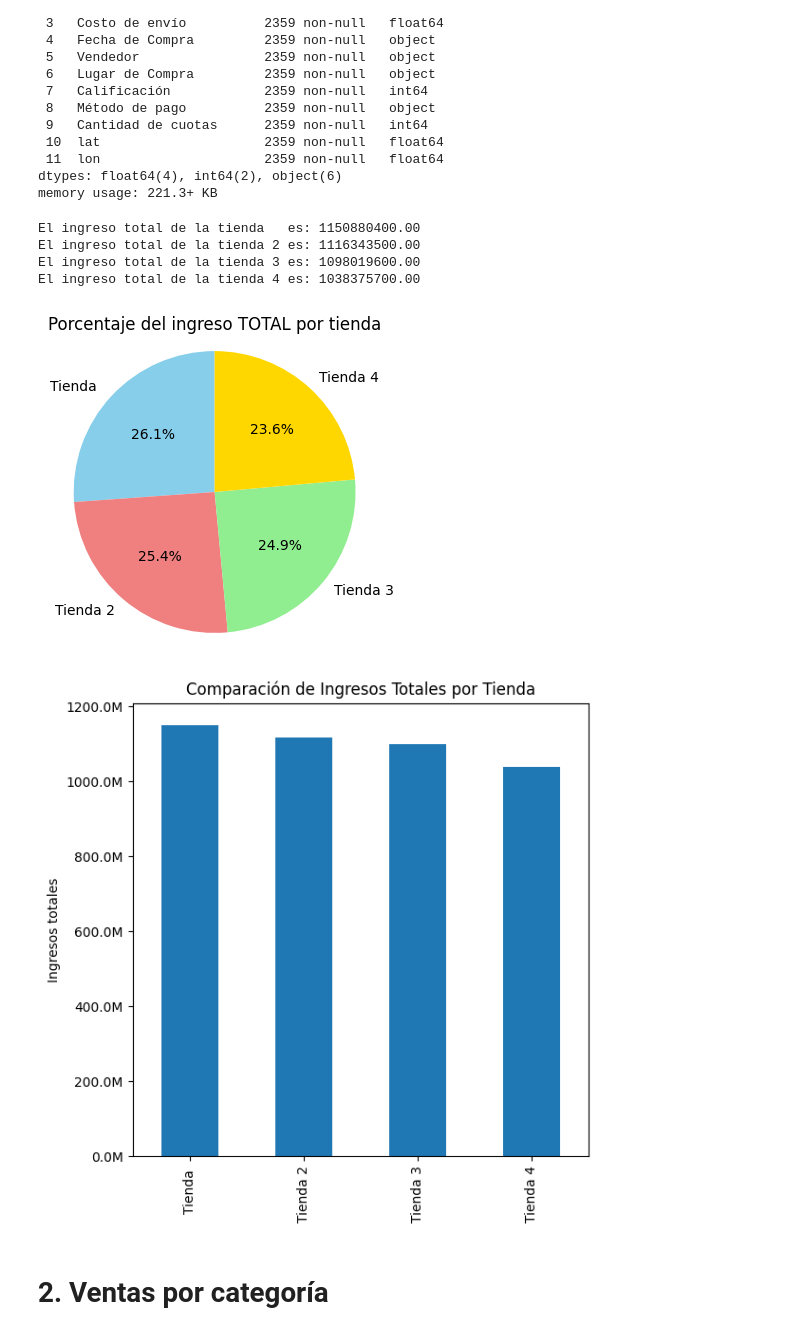
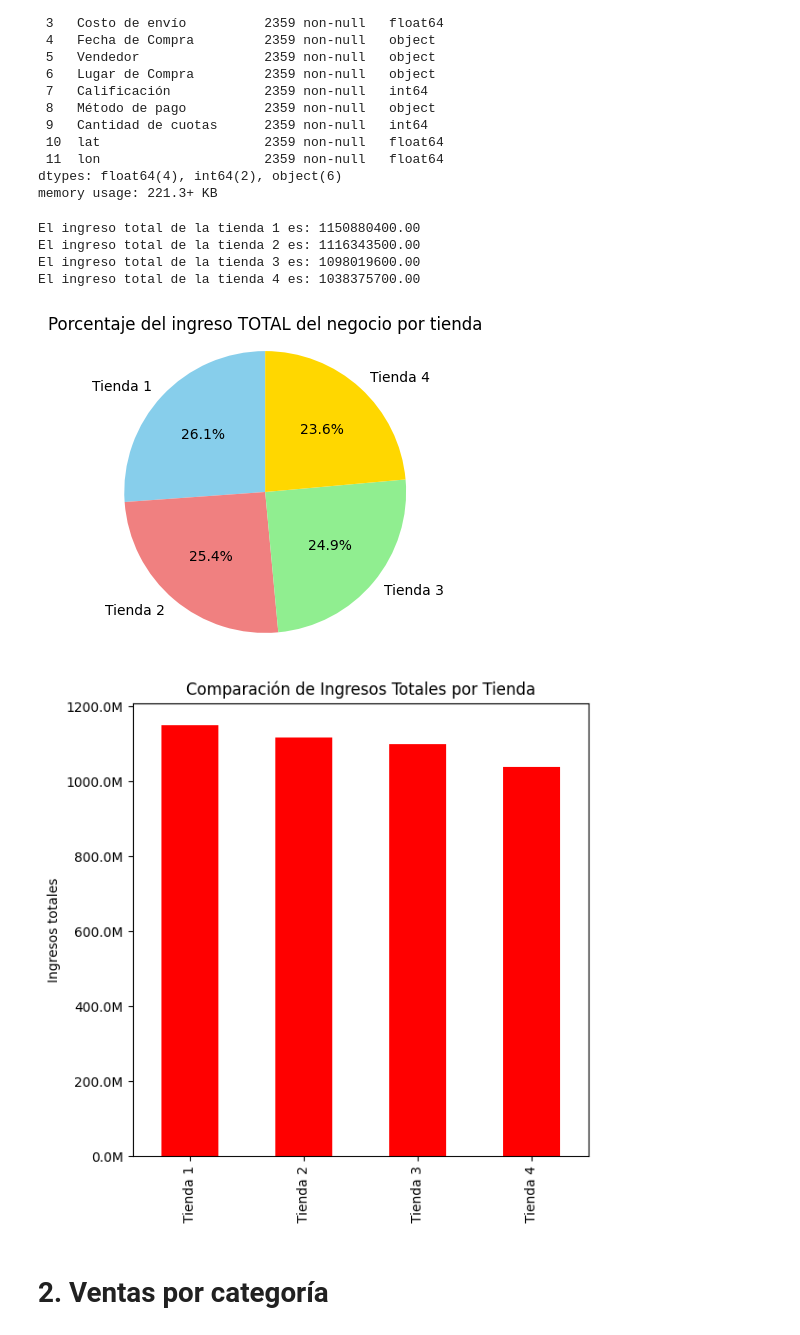
Before and after one commit to nicolb21/AluraStoreLatam, a Jupyter notebook: AluraStoreLatam.ipynb, the cells around one changed output. Saved outputs shown, nothing was run; the diff lists cells and outputs as text; code cells hidden in the pictures.

```diff
--- a/AluraStoreLatam.ipynb
+++ b/AluraStoreLatam.ipynb
@@ -89,12 +89,12 @@ ingreso_total_3= tienda3['Precio'].sum()
 ingreso_total_4= tienda4['Precio'].sum()
 
 
-print(f"El ingreso total de la tienda   es: {ingreso_total_1:.2f}")
+print(f"El ingreso total de la tienda 1 es: {ingreso_total_1:.2f}")
 print(f"El ingreso total de la tienda 2 es: {ingreso_total_2:.2f}")
 print(f"El ingreso total de la tienda 3 es: {ingreso_total_3:.2f}")
 print(f"El ingreso total de la tienda 4 es: {ingreso_total_4:.2f}")
 # %% [output]
-El ingreso total de la tienda   es: 1150880400.00
+El ingreso total de la tienda 1 es: 1150880400.00
 El ingreso total de la tienda 2 es: 1116343500.00
 El ingreso total de la tienda 3 es: 1098019600.00
 El ingreso total de la tienda 4 es: 1038375700.00
@@ -103,22 +103,22 @@ import matplotlib.pyplot as plt
 # %%
 ## SE MOSTRARA UN INGRESO TOTAL DE LA SUMATORIA DE TODAS LAS TIENDAS Y AHI SE MOSTRARA QUE PORCENTAJE DE ESE TOTAL REPRESENTA CADA TIENDA
 
-nombres_tiendas = ['Tienda ', 'Tienda 2', 'Tienda 3', 'Tienda 4']
+nombres_tiendas = ['Tienda 1', 'Tienda 2', 'Tienda 3', 'Tienda 4']
 ingresos = [ingreso_total_1, ingreso_total_2, ingreso_total_3, ingreso_total_4]
 
 plt.figure(figsize=(4, 4))
 plt.pie(ingresos, labels=nombres_tiendas, autopct='%1.1f%%', startangle=90, colors=['skyblue', 'lightcoral', 'lightgreen', 'gold'])
-plt.title('Porcentaje del ingreso TOTAL por tienda')
+plt.title('Porcentaje del ingreso TOTAL del negocio por tienda')
 plt.axis('equal') # Para asegurar que el círculo sea un círculo
 plt.show()
 # %% [output]
-[figure, old version]
+[figure, new version]
 # %%
 import matplotlib.ticker as mticker
 
 df_ingresos_comparacion = pd.DataFrame({'Ingresos': ingresos}, index=nombres_tiendas)
 
-ax = df_ingresos_comparacion.plot(kind='bar', figsize=(6, 6), ylabel='Ingresos totales', title='Comparación de Ingresos Totales por Tienda', legend=False)
+ax = df_ingresos_comparacion.plot(kind='bar', figsize=(6, 6), ylabel='Ingresos totales', title='Comparación de Ingresos Totales por Tienda', legend=False,color='red')
 
 # Formatear el eje Y para mostrar los valores en millones
 formatter = mticker.FuncFormatter(lambda x, p: f'{x/1e6:.1f}M')
@@ -127,7 +127,7 @@ ax.yaxis.set_major_formatter(formatter)
 plt.tight_layout()
 plt.show()
 # %% [output]
-[figure, old version]
+[figure, new version]
 # %% [markdown]
 # 2. Ventas por categoría
 # %%
```
Also changed, not shown: parts of 7 cells of this notebook.
